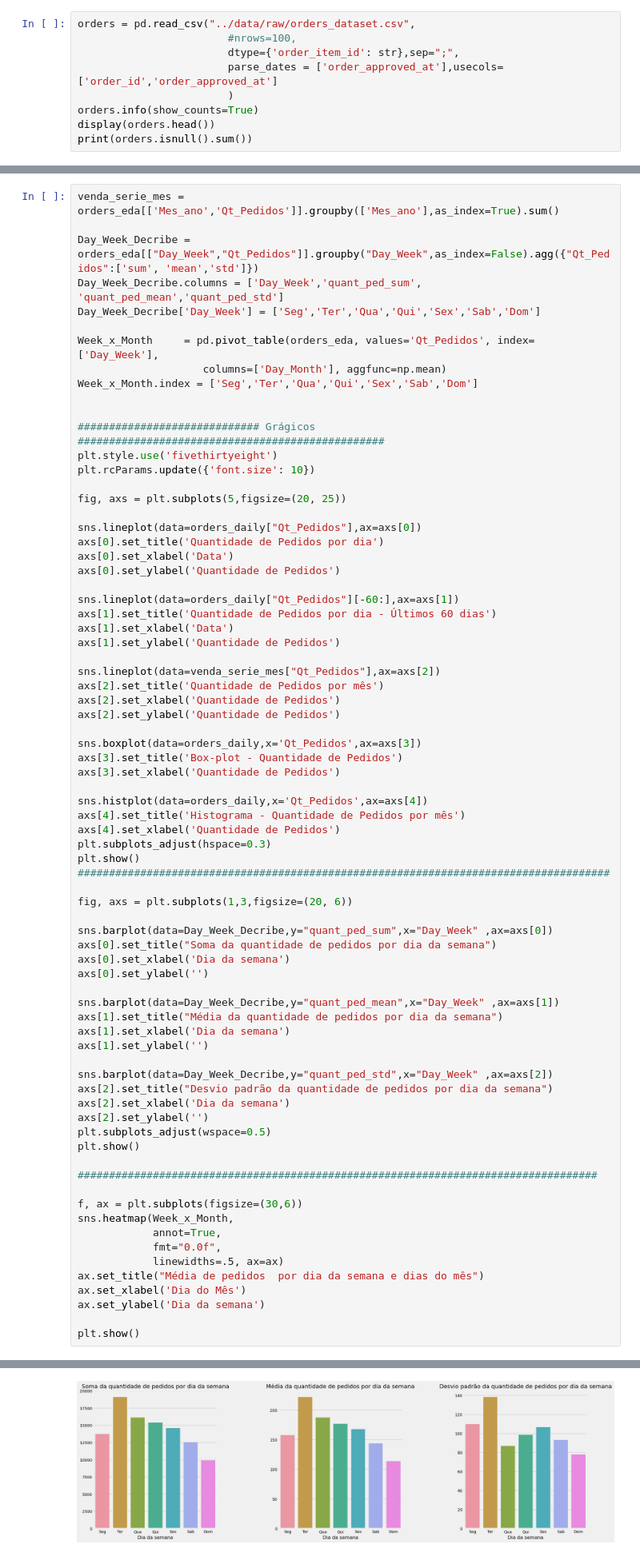
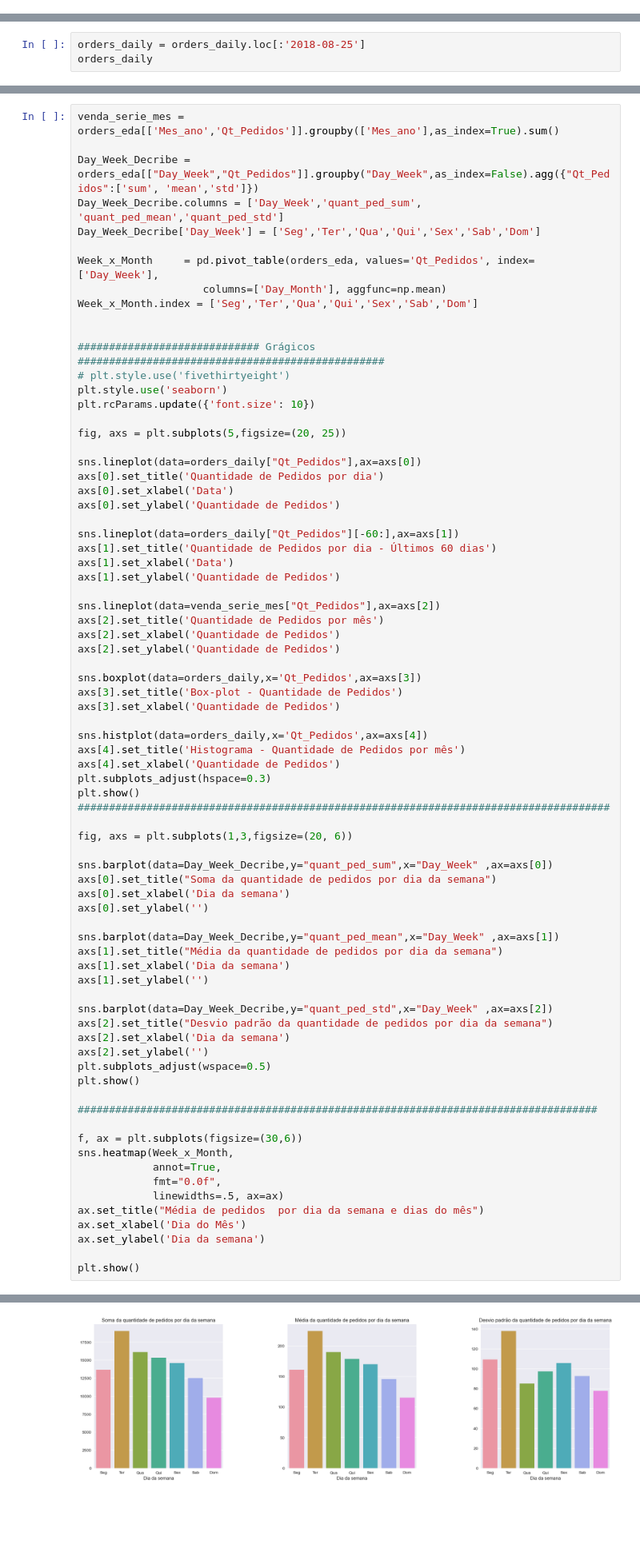
Before and after one commit to Padawanh/ForecastSales, a Jupyter notebook: notebooks/Forecast_de_Vendas_MLFlow.ipynb, the cells around one changed output, grey strips where cells are left out. Shown at 80% size. Cells and saved outputs as stored; diff of their text form; blank space fills up the shorter version.

```diff
--- a/notebooks/Forecast_de_Vendas_MLFlow.ipynb
+++ b/notebooks/Forecast_de_Vendas_MLFlow.ipynb
@@ -63,12 +89,3 @@ memory usage: 1.5+ MB
 order_id               0
 order_approved_at    160
 dtype: int64
-# %%
-orders = pd.read_csv("../data/raw/orders_dataset.csv",
-                        #nrows=100,
-                        dtype={'order_item_id': str},sep=";",
-                        parse_dates = ['order_approved_at'],usecols=['order_id','order_approved_at']
-                        )
-orders.info(show_counts=True)
-display(orders.head())
-print(orders.isnull().sum())
@@ -165,0 +182,3 @@ px.line(orders_daily,
+# %%
+orders_daily = orders_daily.loc[:'2018-08-25']
+orders_daily
@@ -194,7 +231,8 @@ Week_x_Month.index = ['Seg','Ter','Qua','Qui','Sex','Sab','Dom']
 
 
 ############################# Grágicos #################################################
-plt.style.use('fivethirtyeight')
+# plt.style.use('fivethirtyeight')
+plt.style.use('seaborn')
 plt.rcParams.update({'font.size': 10})
 
 fig, axs = plt.subplots(5,figsize=(20, 25))
@@ -261 +299 @@ plt.show()
-[figure, old version]
+[figure, new version]
```
Also changed, not shown: parts of 68 cells of this notebook.
